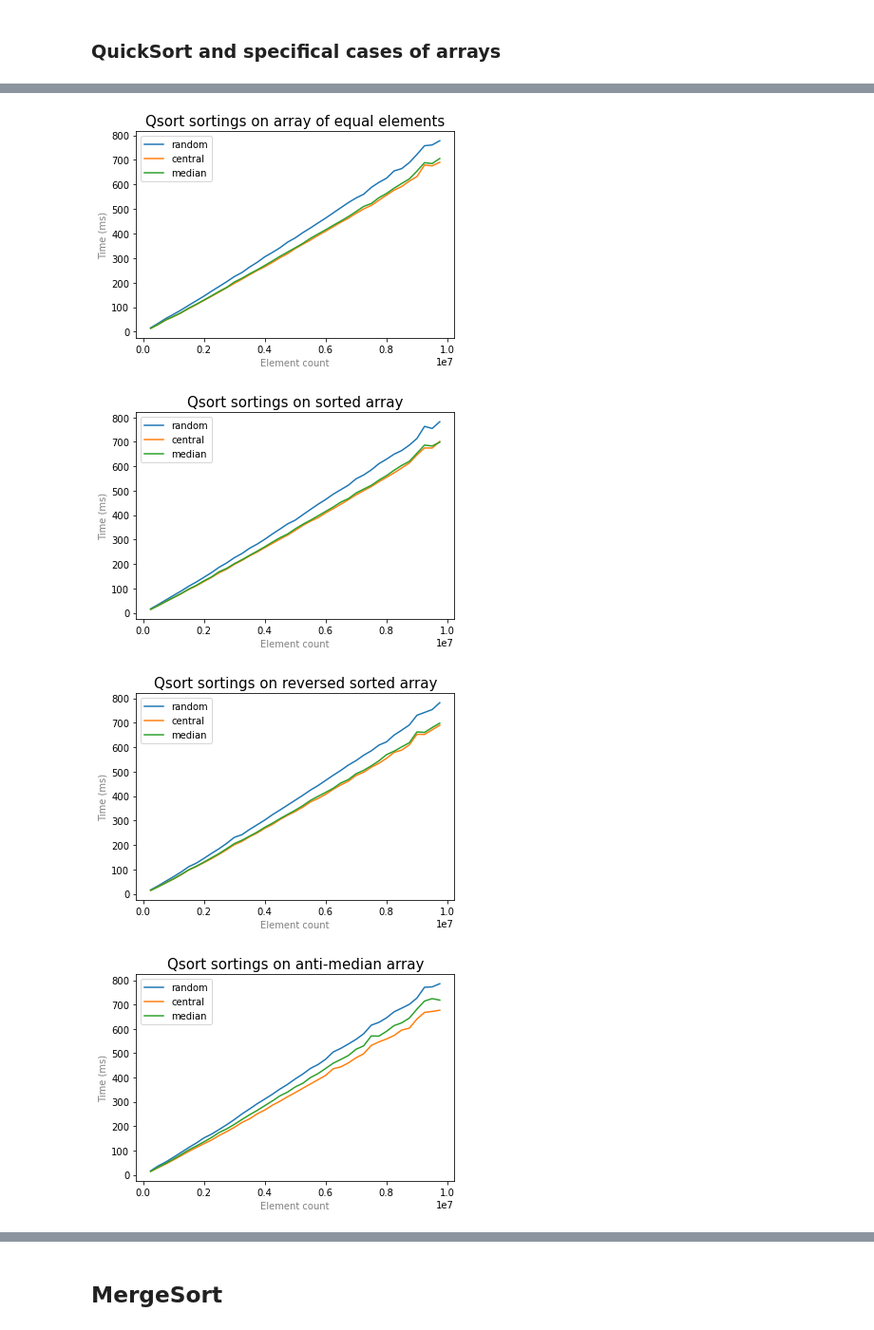
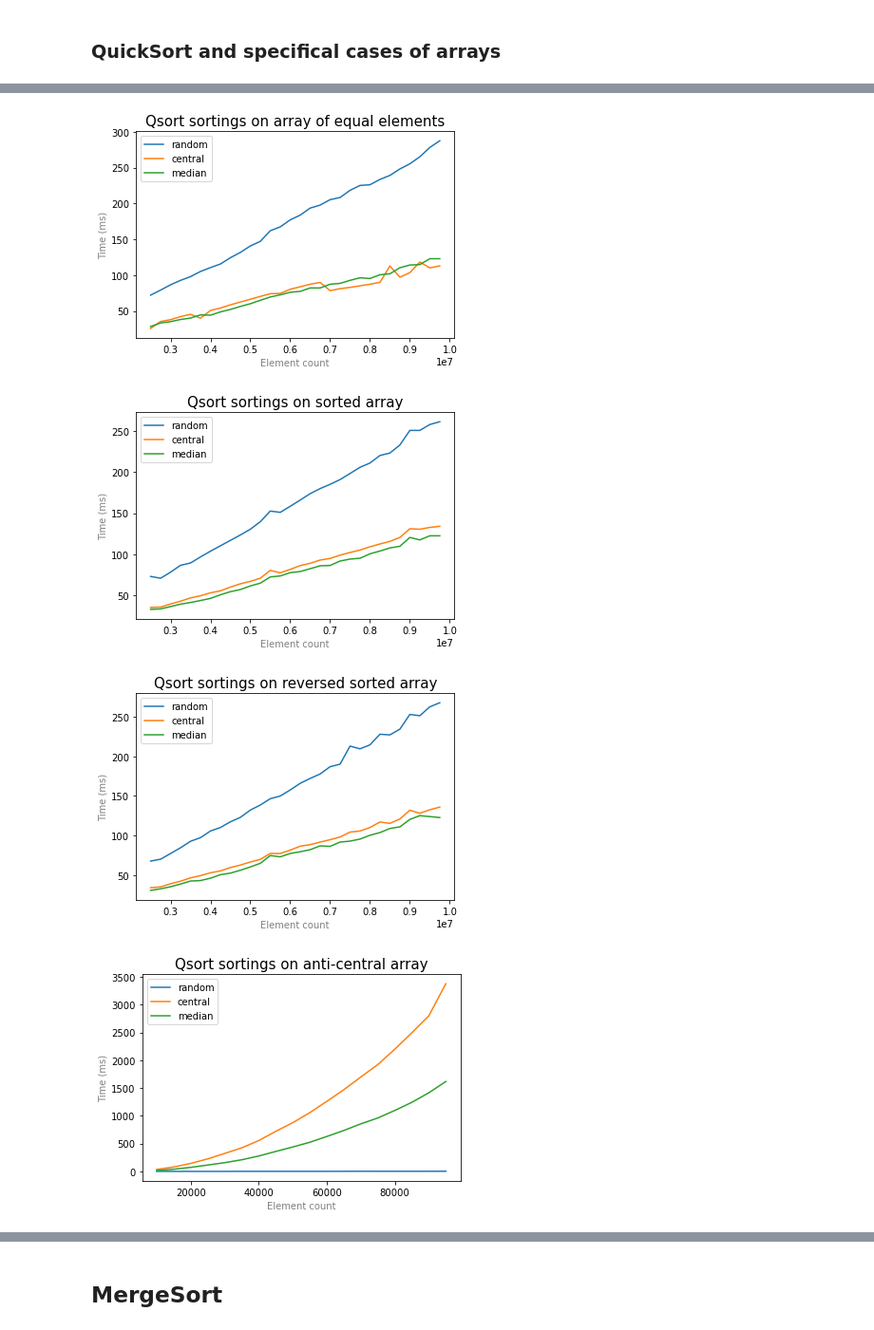
Before and after one commit to sqiportinhsa/NoLabs, a Jupyter notebook: sorting/plots/plots.ipynb, the cells around one changed output, grey strips where cells are left out. Shown at 95% size. Saved outputs shown, nothing was run; the diff lists cells and outputs as text; code cells hidden in the pictures.

Commit message:
upd plots and readme

```diff
--- a/sorting/plots/plots.ipynb
+++ b/sorting/plots/plots.ipynb
@@ -357,60 +432,60 @@ plt.ylabel('Time (ms)', color = 'gray')
 
 plt.title('Qsort sortings on array of equal elements', fontsize = 15)
 
-plt.plot(ran_id_x, ran_id_y)
-plt.plot(cen_id_x, cen_id_y)
-plt.plot(med_id_x, med_id_y)
+plt.plot(ran_id1_x, ran_id1_y)
+plt.plot(cen_id1_x, cen_id1_y)
+plt.plot(med_id1_x, med_id1_y)
 
 plt.legend(['random', 'central', 'median'])
 
 plt.show()
 # %% [output]
-[figure, old version]
+[figure, new version]
 # %%
 plt.xlabel('Element count', color = 'gray')
 plt.ylabel('Time (ms)', color = 'gray')
 
 plt.title('Qsort sortings on sorted array', fontsize = 15)
 
-plt.plot(ran_sort_x, ran_sort_y)
-plt.plot(cen_sort_x, cen_sort_y)
-plt.plot(med_sort_x, med_sort_y)
+plt.plot(ran_sort1_x, ran_sort1_y)
+plt.plot(cen_sort1_x, cen_sort1_y)
+plt.plot(med_sort1_x, med_sort1_y)
 
 plt.legend(['random', 'central', 'median'])
 
 plt.show()
 # %% [output]
-[figure, old version]
+[figure, new version]
 # %%
 plt.xlabel('Element count', color = 'gray')
 plt.ylabel('Time (ms)', color = 'gray')
 
 plt.title('Qsort sortings on reversed sorted array', fontsize = 15)
 
-plt.plot(ran_rev_x, ran_rev_y)
-plt.plot(cen_rev_x, cen_rev_y)
-plt.plot(med_rev_x, med_rev_y)
+plt.plot(ran_rev1_x, ran_rev1_y)
+plt.plot(cen_rev1_x, cen_rev1_y)
+plt.plot(med_rev1_x, med_rev1_y)
 
 plt.legend(['random', 'central', 'median'])
 
 plt.show()
 # %% [output]
-[figure, old version]
+[figure, new version]
 # %%
 plt.xlabel('Element count', color = 'gray')
 plt.ylabel('Time (ms)', color = 'gray')
 
-plt.title('Qsort sortings on anti-median array', fontsize = 15)
+plt.title('Qsort sortings on anti-central array', fontsize = 15)
 
-plt.plot(ran_anc_x, ran_anc_y)
-plt.plot(cen_anc_x, cen_anc_y)
-plt.plot(med_anc_x, med_anc_y)
+plt.plot(ran_anc2_x, ran_anc2_y)
+plt.plot(cen_anc2_x, cen_anc2_y)
+plt.plot(med_anc2_x, med_anc2_y)
 
 plt.legend(['random', 'central', 'median'])
 
 plt.show()
 # %% [output]
-[figure, old version]
+[figure, new version]
 # %%
 plt.xlabel('Element count', color = 'gray')
 plt.ylabel('Time (ms)', color = 'gray')
```
Also changed, not shown: parts of 10 cells of this notebook, 19 other files.
